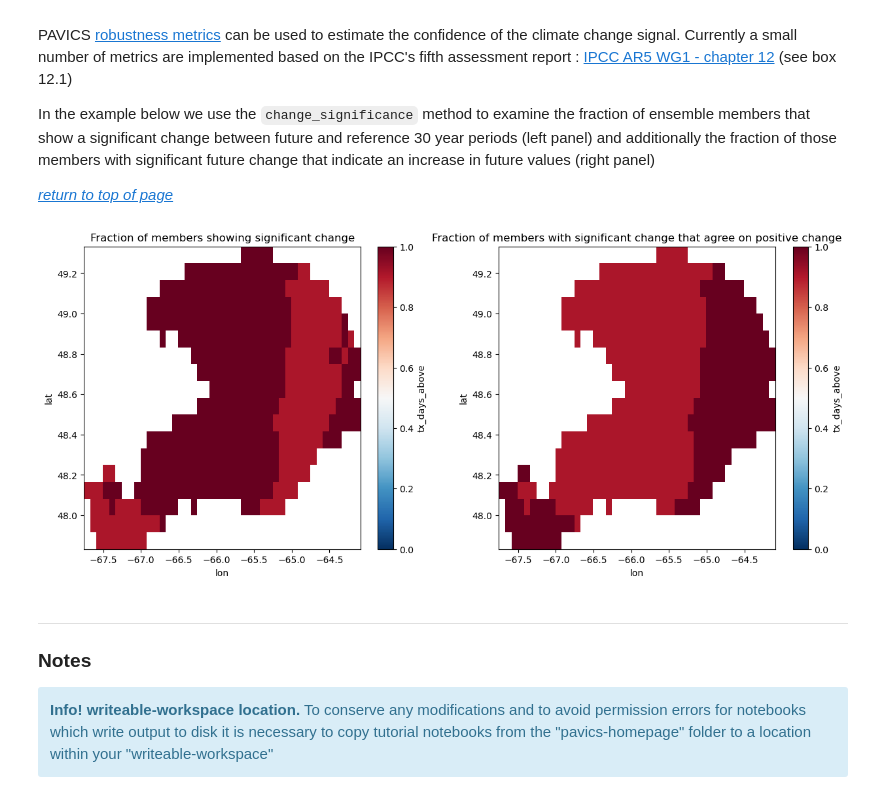
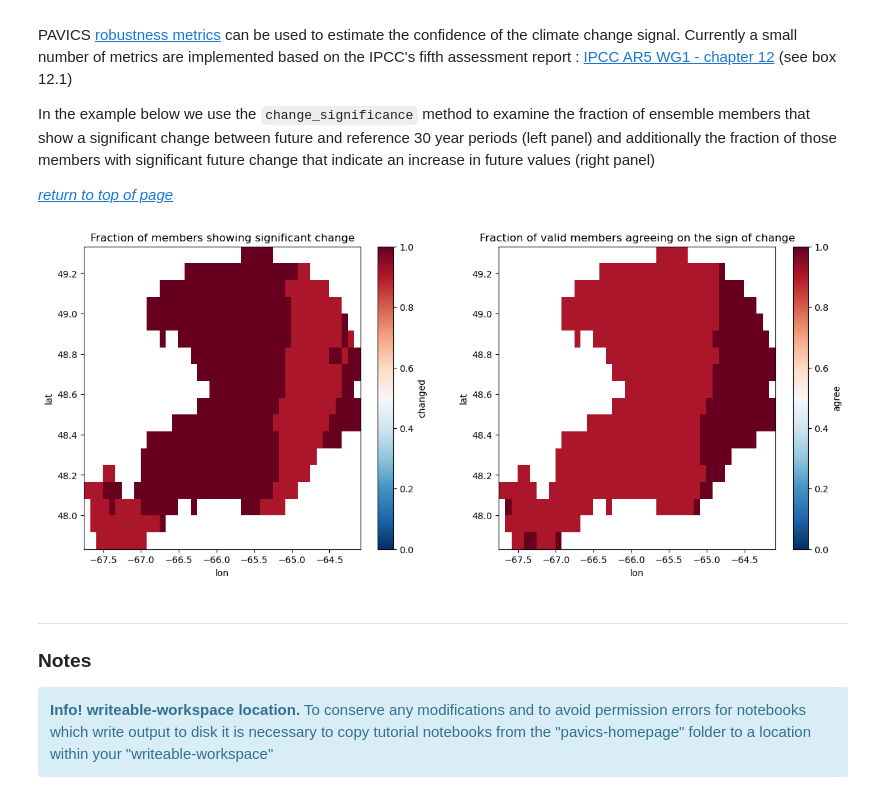
Before and after one commit to Ouranosinc/PAVICS-landing, a Jupyter notebook: content/notebooks/climate_indicators/PAVICStutorial_ClimateDataAnalysis-4Ensembles.ipynb, the cells around one changed output. Drawn from its saved outputs; the diff is of its cells as text; code cells hidden in the pictures.

```diff
--- a/content/notebooks/climate_indicators/PAVICStutorial_ClimateDataAnalysis-4Ensembles.ipynb
+++ b/content/notebooks/climate_indicators/PAVICStutorial_ClimateDataAnalysis-4Ensembles.ipynb
@@ -199,28 +199,29 @@ In the example below we use the `change_significance` method to examine the frac
 # %%
 fut = ds_ens.sel(time=slice("2071", "2100")).chunk(dict(realization=-1))
 ref = ds_ens.sel(time=slice("1981", "2010")).chunk(dict(realization=-1))
 
-chng_f, pos_f = xens.change_significance(
-    fut.sel(time=fut["time.season"] == "JJA"),
-    ref.sel(time=ref["time.season"] == "JJA"),
+fracs = xens.robustness_fractions(
+    fut.tx_days_above.sel(time=fut["time.season"] == "JJA"),
+    ref.tx_days_above.sel(time=ref["time.season"] == "JJA"),
     test="ttest",
 )
+
 plt.figure(
     figsize=(15, 6),
 )
 
 plt.subplot(1, 2, 1)
-chng_f.tx_days_above.plot(cmap="RdBu_r", vmin=0, vmax=1)
+fracs.changed.plot(cmap="RdBu_r", vmin=0, vmax=1)
 
-plt.title(chng_f.description.split(".")[0])
+f1=plt.title(fracs.changed.description.split(".")[0])
 
 plt.subplot(1, 2, 2)
-pos_f.tx_days_above.plot(cmap="RdBu_r", vmin=0, vmax=1)
-plt.title("Fraction of members with significant change that agree on positive change")
+fracs.agree.plot(cmap="RdBu_r", vmin=0, vmax=1)
+f2=plt.title(fracs.agree.description.split(".")[0])
 
-display()
+#display()
 # %% [output]
-[figure, old version]
+[figure, new version]
 # %% [markdown]
 ___
 ### Notes
```
Also changed, not shown: 2 other files.
